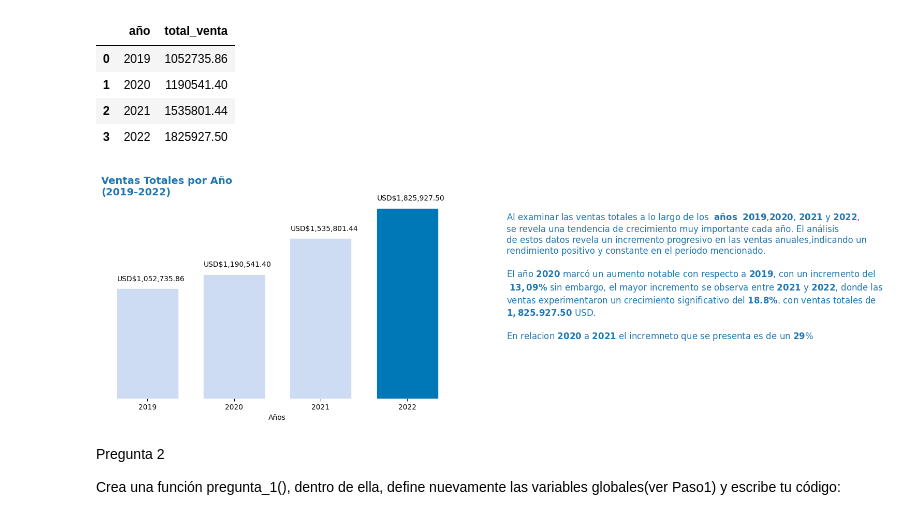
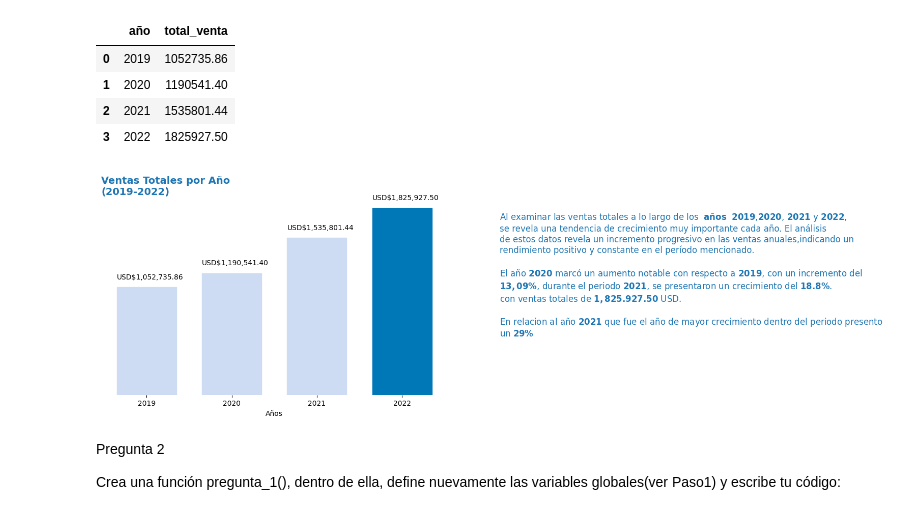
Before and after one commit to RaulCabreraUtria/supermarketanalisis, a Jupyter notebook: Super_Market_Data.ipynb, the cells around one changed output. Saved outputs shown, nothing was run; the diff lists cells and outputs as text; code cells hidden in the pictures.

```diff
--- a/Super_Market_Data.ipynb
+++ b/Super_Market_Data.ipynb
@@ -445,38 +445,37 @@ for bar in ax[0].patches:
   val_conve=locale.currency(valor, grouping=True)
   if(valor==valormay):
    ##print(val_conve)
    ##print('Mayor encontrado')
    bar.set_color('#0077b6')
    #qtd = f"{'USD$'}{valor}\n"
    qtd = f"{'USD'}{val_conve}\n"
    ax[0].text(bar.get_x()-0.35+bar.get_width()/2,valor,qtd)
   else:
       bar.set_color('#CDDBF3')
       ##qtd = f"{'USD$'}{valor}\n"
       qtd = f"{'USD'}{val_conve}\n"
       ax[0].text(bar.get_x()-0.35+bar.get_width()/2,valor,qtd)
 
  ##Colocamos informacion de analisis
 texto = ( "Al examinar las ventas totales a lo largo de los  $\\mathbf{años}$  $\\mathbf{2019}$,$\\mathbf{2020}$, $\\mathbf{2021}$ y $\\mathbf{2022}$,\n"
              "se revela una tendencia de crecimiento muy importante cada año. El análisis\n"
             "de estos datos revela un incremento progresivo en las ventas anuales,indicando un \n"
             "rendimiento positivo y constante en el período mencionado.\n\n"
             "El año $\\mathbf{2020}$ marcó un aumento notable con respecto a $\\mathbf{2019}$, con un incremento del\n"
-            " $\\mathbf{13,09\\%}$ sin embargo, el mayor incremento se observa entre $\\mathbf{2021}$ y $\\mathbf{2022}$, donde las\n"
-            "ventas experimentaron un crecimiento significativo del $\\mathbf{18.8\\%}$. con ventas totales de \n"
-          "$\\mathbf{1,825.927.50}$ USD.\n"
-           "\nEn relacion $\\mathbf{2020}$ a $\\mathbf{2021}$ el incremneto que se presenta es de un $\\mathbf{29}$%"
+            "$\\mathbf{13,09\\%}$, durante el periodo $\\mathbf{2021}$, se presentaron un crecimiento del $\\mathbf{18.8\\%}$.\n"
+            "con ventas totales de $\\mathbf{1,825.927.50}$ USD. \n"
+           "\nEn relacion al año $\\mathbf{2021}$ que fue el año de mayor crecimiento dentro del periodo presento \nun $\\mathbf{29\\%}$"
             )
 
 ax[1].text(0.1,0.3,texto,ha='left',fontdict = {'fontsize':12, 'color':'tab:blue'})
 ax[1].get_yaxis().set_visible(False)
 ax[1].get_xaxis().set_visible(False)
 ax[1].spines['top'].set_color('none')
 ax[1].spines['bottom'].set_color('none')
 ax[1].spines['left'].set_color('none')
 ax[1].spines['right'].set_color('none')
 # %% [output]
-[figure, old version]
+[figure, new version]
 # %% [markdown]
 Pregunta 2
 
```
Also changed, not shown: parts of 2 cells of this notebook.
